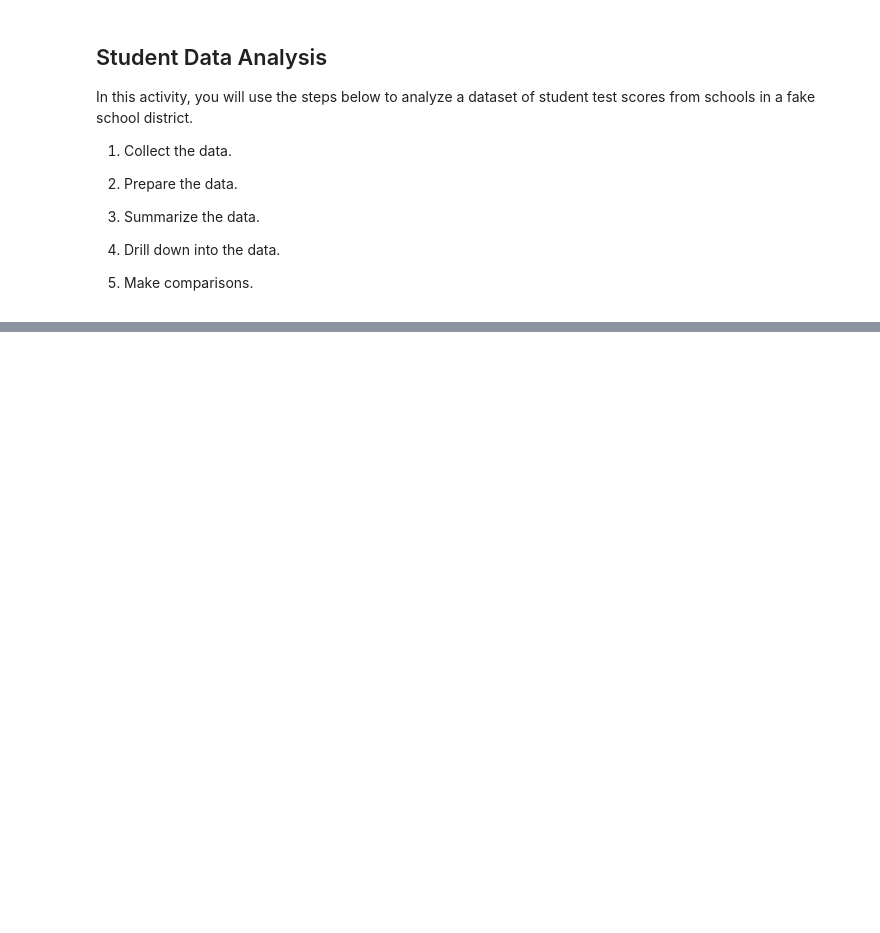
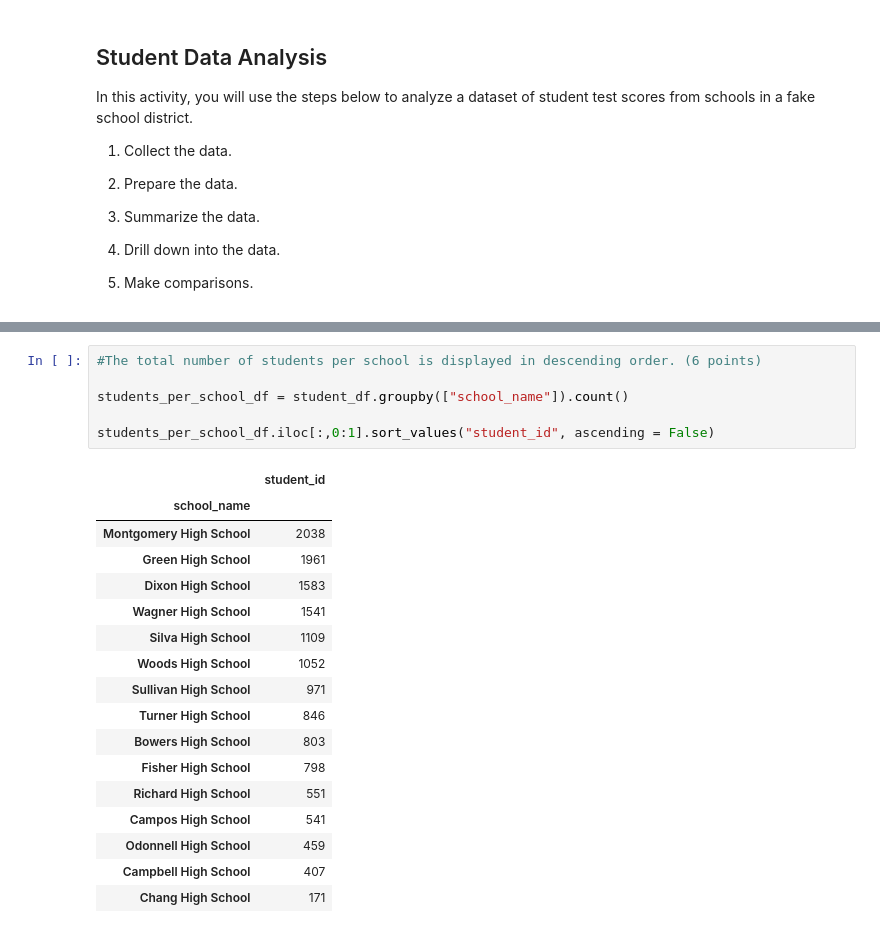
Before and after one commit to mmcnamarainco/PyCity, a Jupyter notebook: School_District_Analysis.ipynb, the cells around one changed output, grey strips where cells are left out. Saved outputs shown, nothing was run; the diff lists cells and outputs as text; blank space fills up the shorter version.

```diff
--- a/School_District_Analysis.ipynb
+++ b/School_District_Analysis.ipynb
@@ -139,0 +246,24 @@ student_df.plot.scatter(x="math_score", y="grade")
+# %%
+#The total number of students per school is displayed in descending order. (6 points)
+
+students_per_school_df = student_df.groupby(["school_name"]).count()
+
+students_per_school_df.iloc[:,0:1].sort_values("student_id", ascending = False)
+# %% [output]
+|  | student_id |
+| school_name |  |
+| Montgomery High School | 2038 |
+| Green High School | 1961 |
+| Dixon High School | 1583 |
+| Wagner High School | 1541 |
+| Silva High School | 1109 |
+| Woods High School | 1052 |
+| Sullivan High School | 971 |
+| Turner High School | 846 |
+| Bowers High School | 803 |
+| Fisher High School | 798 |
+| Richard High School | 551 |
+| Campos High School | 541 |
+| Odonnell High School | 459 |
+| Campbell High School | 407 |
+| Chang High School | 171 |
```
Also changed, not shown: parts of 32 cells of this notebook, 1 other file.
